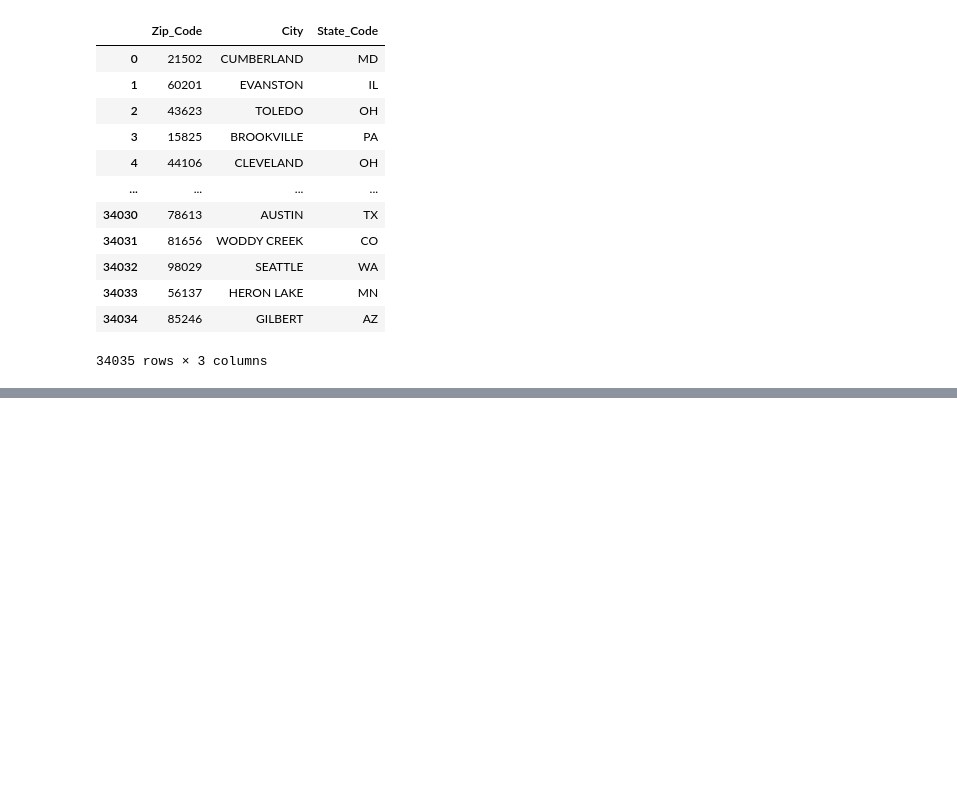
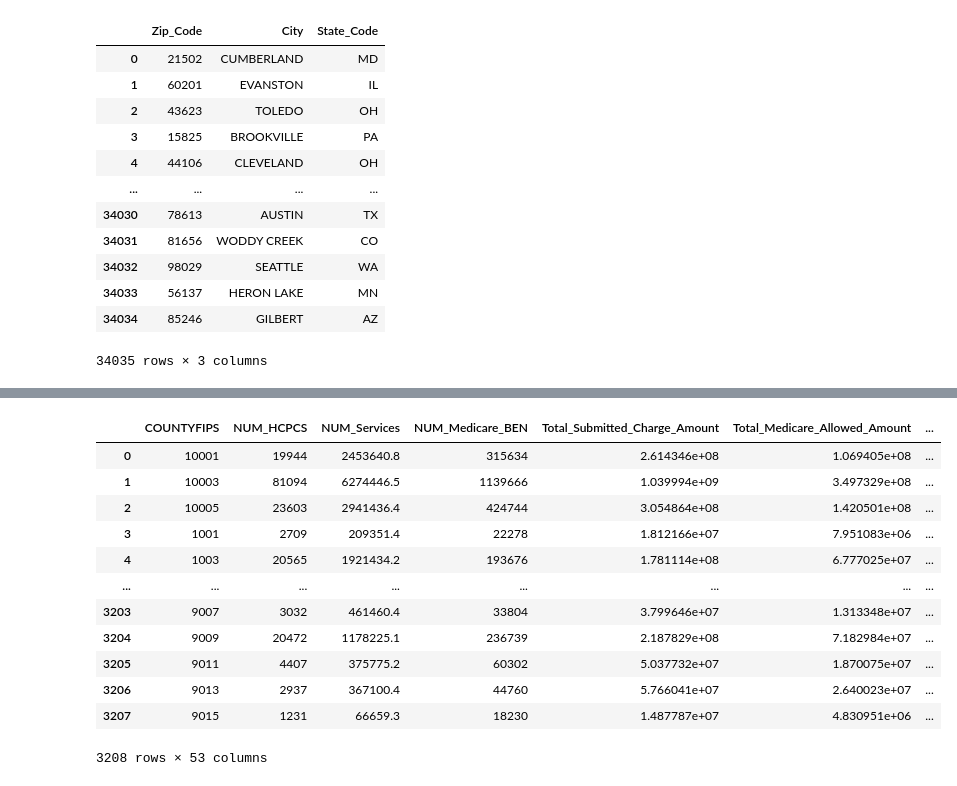
Before and after one commit to lamwilton/COVID-19, a Jupyter notebook: Medicare_Countyfips.ipynb, the cells around one changed output, grey strips where cells are left out. Cells and saved outputs as stored; diff of their text form; code cells hidden in the pictures; blank space fills up the shorter version.

```diff
--- a/Medicare_Countyfips.ipynb
+++ b/Medicare_Countyfips.ipynb
@@ -29,0 +235,27 @@ medicare_df.to_csv("Zip_code_index_from_Medicare_2017.csv", index=False)
+# %%
+sum = merge_df.groupby(by='COUNTYFIPS').sum().reset_index()
+sum_columns = ['COUNTYFIPS', 'NUM_HCPCS', 'NUM_Services', 'NUM_Medicare_BEN',
+               'Total_Submitted_Charge_Amount', 'Total_Medicare_Allowed_Amount',
+               'Total_Medicare_Payment_Amount',
+               'Total_Medicare_Standardized_Payment_Amount',
+               'NUM_HCPCS_Associated_With_Drug_Services', 'NUM_Drug_Services',
+               'NUM_Medicare_BEN_With_Drug_Services',
+               'Total_Drug_Submitted_Charge_Amount',
+               'Total_Drug_Medicare_Allowed_Amount',
+               'Total_Drug_Medicare_Payment_Amount',
+               'Total_Drug_Medicare_Standardized_Payment_Amount',
+               'NUM_HCPCS_Associated_With_Medical_Services', 'NUM_Medical_Services',
+               'NUM_Medicare_BEN_With_Medical_Services',
+               'Total_Medical_Submitted_Charge_Amount',
+               'Total_Medical_Medicare_Allowed_Amount',
+               'Total_Medical_Medicare_Payment_Amount',
+               'Total_Medical_Medicare_Standardized_Payment_Amount','NUM_BEN_Age_Less_65', 'NUM_BEN_Age_65_to_74',
+               'NUM_BEN_Age_75_to_84', 'NUM_BEN_Age_Greater_84', 'NUM_Female_BEN',
+               'NUM_Male_BEN', 'NUM_Non-Hispanic_White_BEN',
+               'NUM_Black_or_African_American_BEN', 'NUM_Asian_Pacific_Islander_BEN',
+               'NUM_Hispanic_BEN', 'NUM_American_IndianAlaska_Native_BEN',
+               'NUM_BEN_With_Race_Not_Elsewhere_Classified',
+               'NUM_BEN_With_Medicare_Only_Entitlement',
+               'NUM_BEN_With_Medicare_Medicaid_Entitlement',]
+sum = sum[sum_columns]
+sum.head()
@@ -29,0 +270,12 @@ medicare_df.to_csv("Zip_code_index_from_Medicare_2017.csv", index=False)
+# %%
+average = merge_df.groupby(by='COUNTYFIPS').mean().reset_index()
+average_columns = ['Average_Age_of_BEN', 'PCT_BEN_Atrial_Fibrillation', 'PCT_BEN_Alzheimers_Disease_or_Dementia',
+               'PCT_BEN_Asthma', 'PCT_BEN_Cancer', 'PCT_BEN_Heart_Failure',
+               'PCT_BEN_Chronic_Kidney_Disease',
+               'PCT_BEN_Chronic_Obstructive_Pulmonary_Disease', 'PCT_BEN_Depression',
+               'PCT_BEN_Diabetes', 'PCT_BEN_Hyperlipidemia', 'PCT_BEN_Hypertension',
+               'PCT_BEN_Ischemic_Heart_Disease', 'PCT_BEN_Osteoporosis',
+               'PCT_BEN_Rheumatoid_Arthritis_Osteoarthritis',
+               'PCT_BEN_Schizophrenia_Other_Psychotic_Disorders', 'PCT_BEN_Stroke',]
+average = average[average_columns]
+average.head()
@@ -29,0 +289,17 @@ medicare_df.to_csv("Zip_code_index_from_Medicare_2017.csv", index=False)
+# %%
+merge_df = pd.concat([sum, average], axis=1)
+merge_df
+# %% [output]
+|  | COUNTYFIPS | NUM_HCPCS | NUM_Services | NUM_Medicare_BEN | Total_Submitted_Charge_Amount | Total_Medicare_Allowed_Amount | ... |
+| 0 | 10001 | 19944 | 2453640.8 | 315634 | 2.614346e+08 | 1.069405e+08 | ... |
+| 1 | 10003 | 81094 | 6274446.5 | 1139666 | 1.039994e+09 | 3.497329e+08 | ... |
+| 2 | 10005 | 23603 | 2941436.4 | 424744 | 3.054864e+08 | 1.420501e+08 | ... |
+| 3 | 1001 | 2709 | 209351.4 | 22278 | 1.812166e+07 | 7.951083e+06 | ... |
+| 4 | 1003 | 20565 | 1921434.2 | 193676 | 1.781114e+08 | 6.777025e+07 | ... |
+| ... | ... | ... | ... | ... | ... | ... | ... |
+| 3203 | 9007 | 3032 | 461460.4 | 33804 | 3.799646e+07 | 1.313348e+07 | ... |
+| 3204 | 9009 | 20472 | 1178225.1 | 236739 | 2.187829e+08 | 7.182984e+07 | ... |
+| 3205 | 9011 | 4407 | 375775.2 | 60302 | 5.037732e+07 | 1.870075e+07 | ... |
+| 3206 | 9013 | 2937 | 367100.4 | 44760 | 5.766041e+07 | 2.640023e+07 | ... |
+| 3207 | 9015 | 1231 | 66659.3 | 18230 | 1.487787e+07 | 4.830951e+06 | ... |
+3208 rows × 53 columns
```
Also changed, not shown: parts of 16 cells of this notebook, 1 other file.
